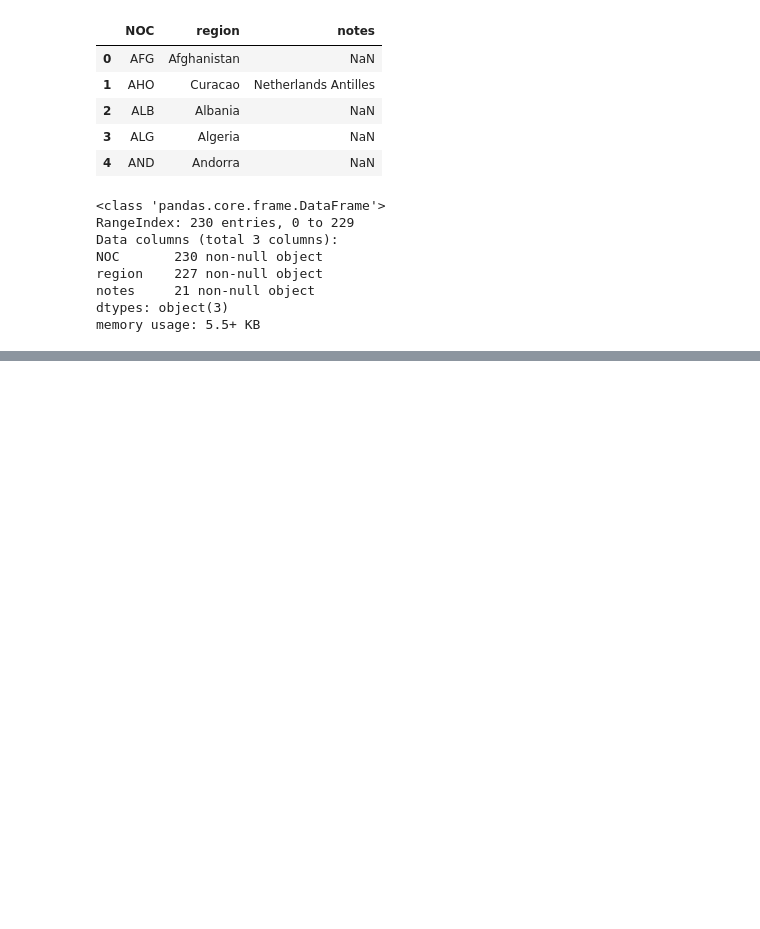
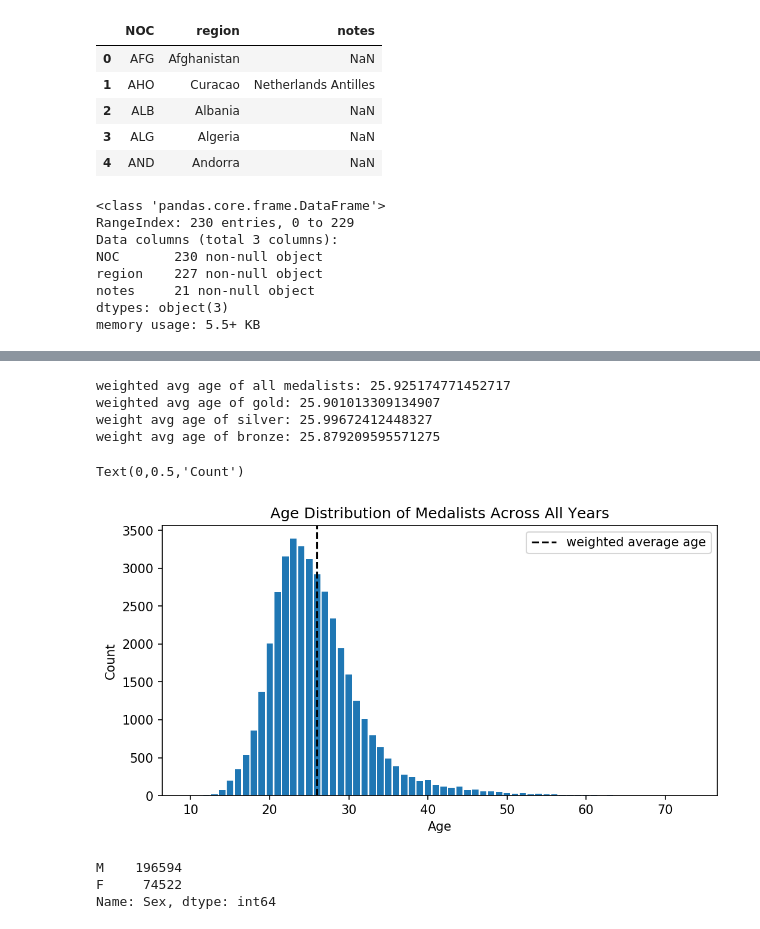
Before and after one commit to yasirdin/kaggle-olympic, a Jupyter notebook: data_exploration_v1.ipynb, the cells around one changed output, grey strips where cells are left out. Cells and saved outputs as stored; diff of their text form; code cells hidden in the pictures; blank space fills up the shorter version.

```diff
--- a/data_exploration_v1.ipynb
+++ b/data_exploration_v1.ipynb
@@ -125,0 +272,50 @@ events_df.describe()
+# %%
+# age of medalists, for all years
+medalists_all = merged_df[(merged_df['Medal'].notnull()) & (merged_df['Age'].notnull())]
+# gold
+medalists_gold = medalists_all[(medalists_all['Medal']=='Gold')]
+# silver
+medalists_silver = medalists_all[(medalists_all['Medal']=='Silver')]
+# bronze
+medalists_bronze = medalists_all[(medalists_all['Medal']=='Bronze')]
+
+
+medalists_all_age = medalists_all['Age'].value_counts()
+medalists_gold_age = medalists_gold['Age'].value_counts()
+medalists_silver_age = medalists_silver['Age'].value_counts()
+medalists_bronze_age = medalists_bronze['Age'].value_counts()
+
+# weighted average
+avg_age_all = np.average(medalists_all_age.index, weights=medalists_all_age.values)
+avg_age_gold = np.average(medalists_gold_age.index, weights=medalists_gold_age.values)
+avg_age_silver = np.average(medalists_silver_age.index, weights=medalists_silver_age.values)
+avg_age_bronze = np.average(medalists_bronze_age.index, weights=medalists_bronze_age.values)
+
+print('weighted avg age of all medalists:', avg_age_all)
+print('weighted avg age of gold:', avg_age_gold)
+print('weight avg age of silver:', avg_age_silver)
+print('weight avg age of bronze:', avg_age_bronze)
+
+# plotting
+plt.bar(medalists_all_age.index, medalists_all_age.values)
+# plt.bar(medalists_gold_age.index, medalists_gold_age.values, label='gold', alpha=0.5)
+# plt.bar(medalists_silver_age.index, medalists_silver_age.values, label='silver', alpha=0.5)
+# plt.bar(medalists_bronze_age.index, medalists_bronze_age.values, label='bronze', alpha=0.5)
+plt.title('Age Distribution of Medalists Across All Years')
+plt.xlabel('Age')
+plt.axvline(x=avg_age_all, color='k', linestyle='--', label='weighted average age')
+plt.legend()
+plt.ylabel('Count')
+# %% [output]
+weighted avg age of all medalists: 25.925174771452717
+weighted avg age of gold: 25.901013309134907
+weight avg age of silver: 25.99672412448327
+weight avg age of bronze: 25.879209595571275
+Text(0,0.5,'Count')
+[figure, added]
+# %%
+merged_df['Sex'].value_counts()
+# %% [output]
+M    196594
+F     74522
+Name: Sex, dtype: int64
```
Also changed, not shown: parts of 30 cells of this notebook.
